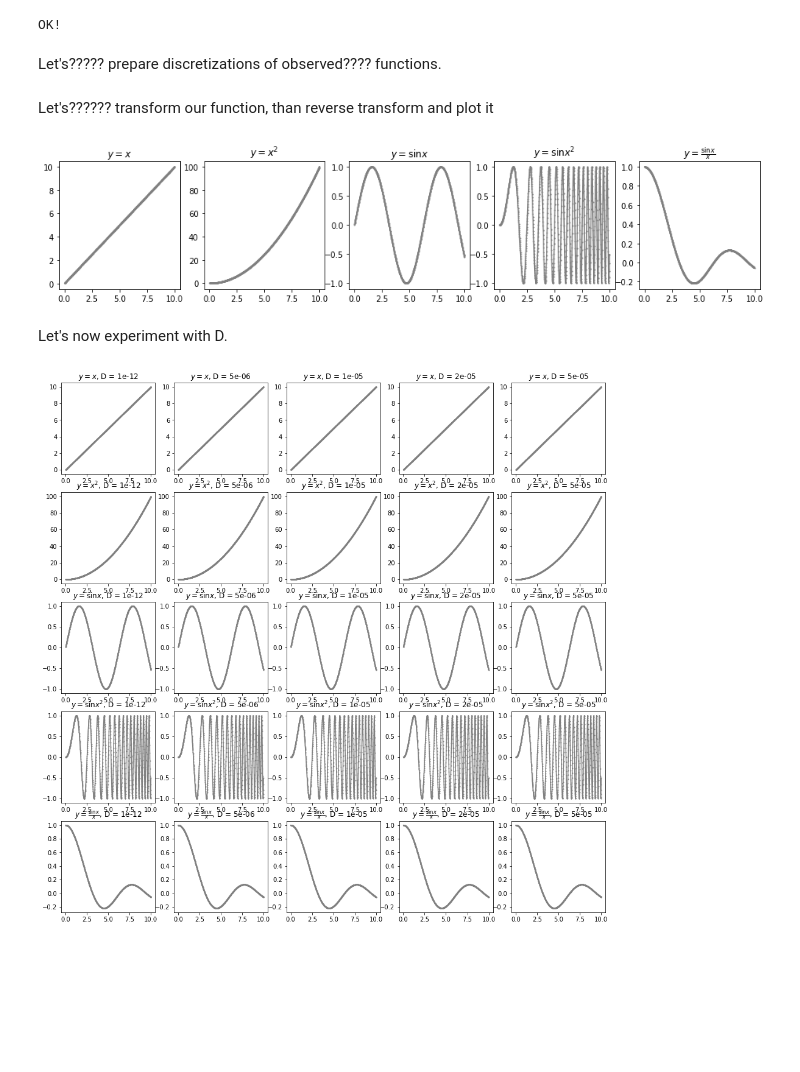
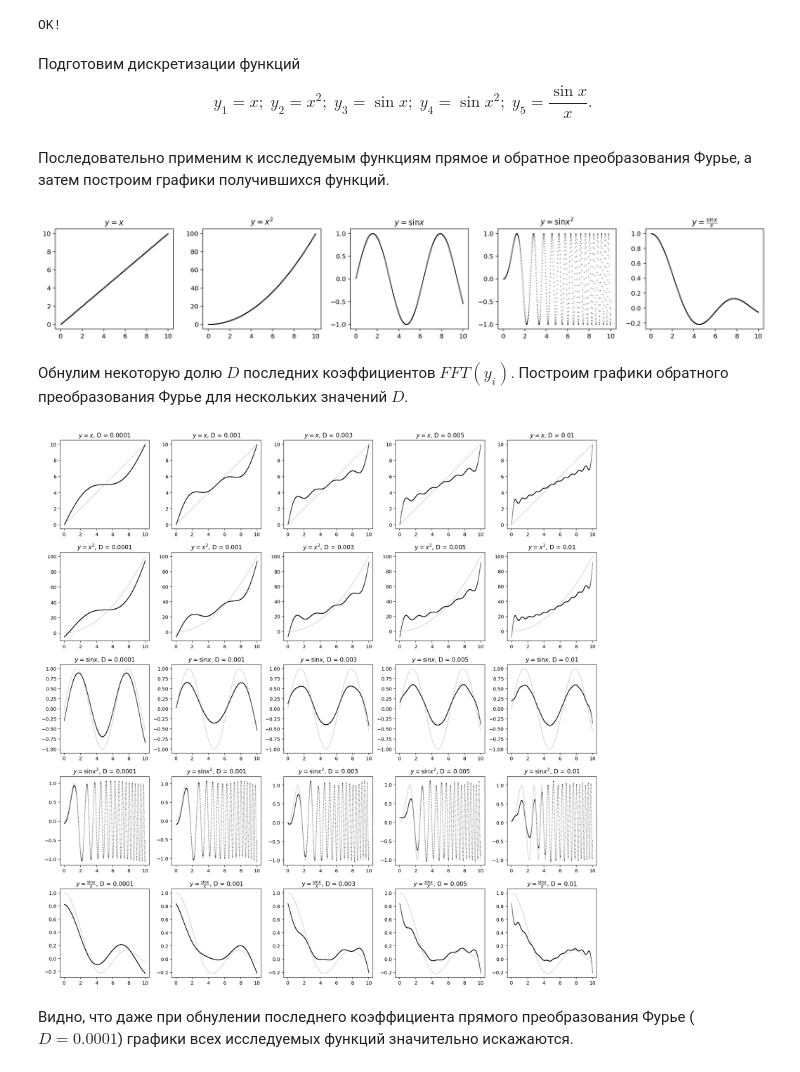
Before and after one commit to antonkulikov401/mipt-algorithms-3sem, a Jupyter notebook: task4-B/fft.ipynb, the cells around one changed output. Cells and saved outputs as stored; diff of their text form; code cells hidden in the pictures; blank space fills up the shorter version.

```diff
--- a/task4-B/fft.ipynb
+++ b/task4-B/fft.ipynb
@@ -6,4 +8,4 @@ from functools import partial
 # %%
 def plot_discrete_function(x, y, ax, label):
     ax.set_title(label)
-    ax.plot(x, y, color='grey', marker='o', markersize=1)
+    ax.scatter(x, y, color='black', marker='o', s=0.1)
@@ -10,6 +22,6 @@ def plot_discrete_function(x, y, ax, label):
 # %%
 def root_of_unity(n, k):
-    return cmath.exp(2j * cmath.pi * k / n)
+    return np.exp(2j * np.pi * k / n)
 
 def FFT(x):
     n = len(x)
@@ -35,8 +47,11 @@ for i in range(1000):
 print("OK!")
 # %% [output]
 OK!
-# %% [markdown]
-Let's????? prepare discretizations of observed???? functions.
+# %% [markdown]
+Подготовим дискретизации функций
+$$
+y_1=x;\; y_2=x^2;\; y_3=\sin x;\; y_4=\sin x^2;\; y_5=\frac{\sin x}{x}.
+$$
 # %%
 x = np.linspace(0.01, 10, 1024)
 functions = [
@@ -46,28 +61,33 @@ functions = [
     (r'$y=\sin x^2$', lambda x: np.sin(x**2)),
     (r'$y=\frac{\sin x}{x}$', lambda x: np.sin(x) / x)]
 y = [f(x) for n, f in functions]
-# %% [markdown]
-Let's?????? transform our function, than reverse transform and plot it
+# %% [markdown]
+Последовательно применим к исследуемым функциям прямое и обратное преобразования Фурье, а затем построим графики получившихся функций.
 # %%
 fig, ax = plt.subplots(1, len(y), figsize=(16, 3))
 for i in range(len(y)):
     g = FFT(y[i])
-    f2 = FFTReverse(g)
+    f2 = np.real(FFTReverse(g))
     plot_discrete_function(x, f2, ax[i], functions[i][0])
+plt.tight_layout()
 # %% [output]
-[figure, old version]
+[figure, new version]
-# %% [markdown]
-Let's now experiment with D.
+# %% [markdown]
+Обнулим некоторую долю $D$ последних коэффициентов $FFT(y_i)$. Построим графики обратного преобразования Фурье для нескольких значений $D$.
 # %%
-D = [0.000000000001, 0.000005, 0.00001, 0.00002, 0.00005]
+D = [0.0001, 0.001, 0.003, 0.005, 0.01]
 fig, ax = plt.subplots(len(y), len(D), figsize=(16, 16))
 for i in range(len(y)):
     for j in range(len(D)):
         g = FFT(y[i])
-        #for k in range(int((1 - D[j]) * (len(g) - 1)), len(g)):
-        #    g[k] = 0
-        f2 = FFTReverse(g)
+        for k in range(int((1 - D[j]) * len(g)), len(g)):
+            g[k] = 0
+        f2 = np.real(FFTReverse(g))
+        ax[i][j].plot(x, y[i], color='grey', alpha=0.3)
         plot_discrete_function(x, f2, ax[i][j],
             functions[i][0] + ', D = ' + str(D[j]))
+plt.tight_layout()
 # %% [output]
-[figure, old version]
+[figure, new version]
+# %% [markdown]
+Видно, что даже при обнулении последнего коэффициента прямого преобразования Фурье ($D=0.0001$) графики всех исследуемых функций значительно искажаются.
```
Also changed, not shown: parts of 5 cells of this notebook.
